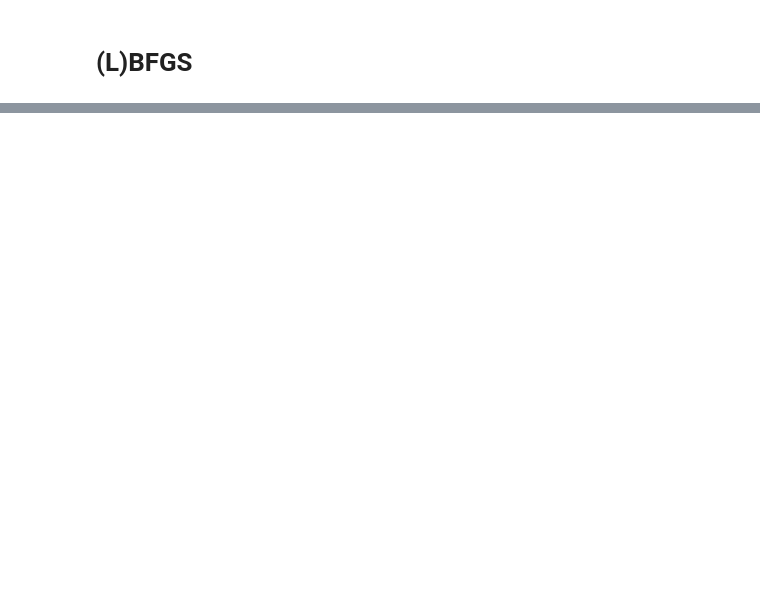
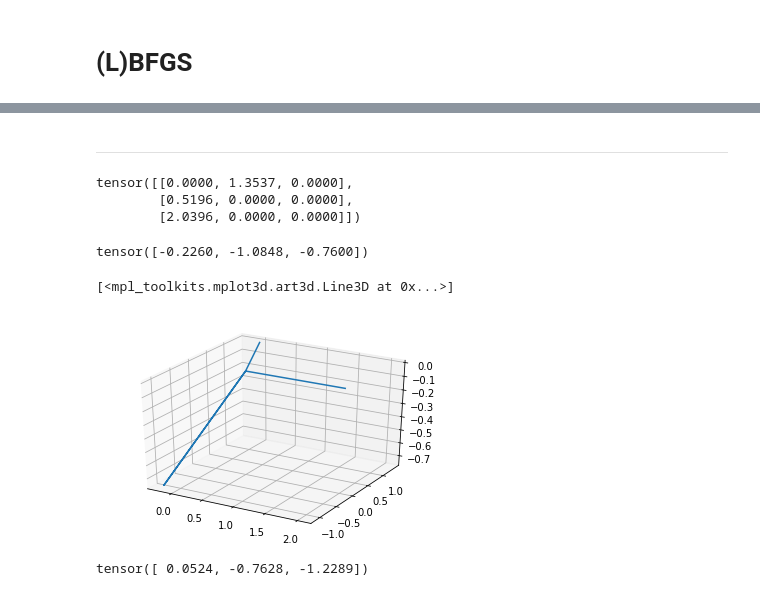
Before and after one commit to andynet/protein_folding, a Jupyter notebook: scripts/structure_realization_our/BFGS.ipynb, the cells around one changed output, grey strips where cells are left out. Saved outputs shown, nothing was run; the diff lists cells and outputs as text; code cells hidden in the pictures; blank space fills up the shorter version.

Commit message:
struc real update with lbfgs script + some plots

```diff
--- a/scripts/structure_realization_our/BFGS.ipynb
+++ b/scripts/structure_realization_our/BFGS.ipynb
@@ -155,0 +54,2 @@ tensor(1480.7360, grad_fn=<NegBackward>)
+# %% [markdown]
+---
@@ -155,0 +58,33 @@ tensor(1480.7360, grad_fn=<NegBackward>)
+# %%
+backbone = torch.tensor([[0, NCA * torch.sin(np.pi - NCAC), 0],  # N
+                       [NCA * torch.cos(np.pi - NCAC), 0, 0],          # CA
+                       [NCA * torch.cos(np.pi - NCAC) + CAC, 0, 0],    # C
+                      ])
+
+N, CA, C = backbone
+# %%
+backbone
+# %% [output]
+tensor([[0.0000, 1.3537, 0.0000],
+        [0.5196, 0.0000, 0.0000],
+        [2.0396, 0.0000, 0.0000]])
+# %%
+cb = Geometry_tools().place_cbeta(backbone)
+cb
+# %% [output]
+tensor([-0.2260, -1.0848, -0.7600])
+# %%
+c = torch.cat((N.view(1, 3),
+               CA.view(1, 3),
+               cb.view(1, 3),
+               CA.view(1, 3),
+               C.view(1, 3)
+              ))
+
+fig = plt.figure()
+ax = fig.gca(projection='3d')
+
+ax.plot(c[:, 0], c[:, 1], c[:, 2])
+# %% [output]
+[<mpl_toolkits.mplot3d.art3d.Line3D at 0x...>]
+[figure, added]
@@ -155,0 +95,6 @@ tensor(1480.7360, grad_fn=<NegBackward>)
+# %%
+#cb = Geometry_tools().rodrigues(v, k, torch.tensor(np.pi * 7/6)) + backbone[-1]
+cb = Geometry_tools().rodrigues(v, k, torch.tensor(np.pi * 4/6)) + CA
+cb
+# %% [output]
+tensor([ 0.0524, -0.7628, -1.2289])
```
Also changed, not shown: parts of 39 cells of this notebook, 19 other files.
